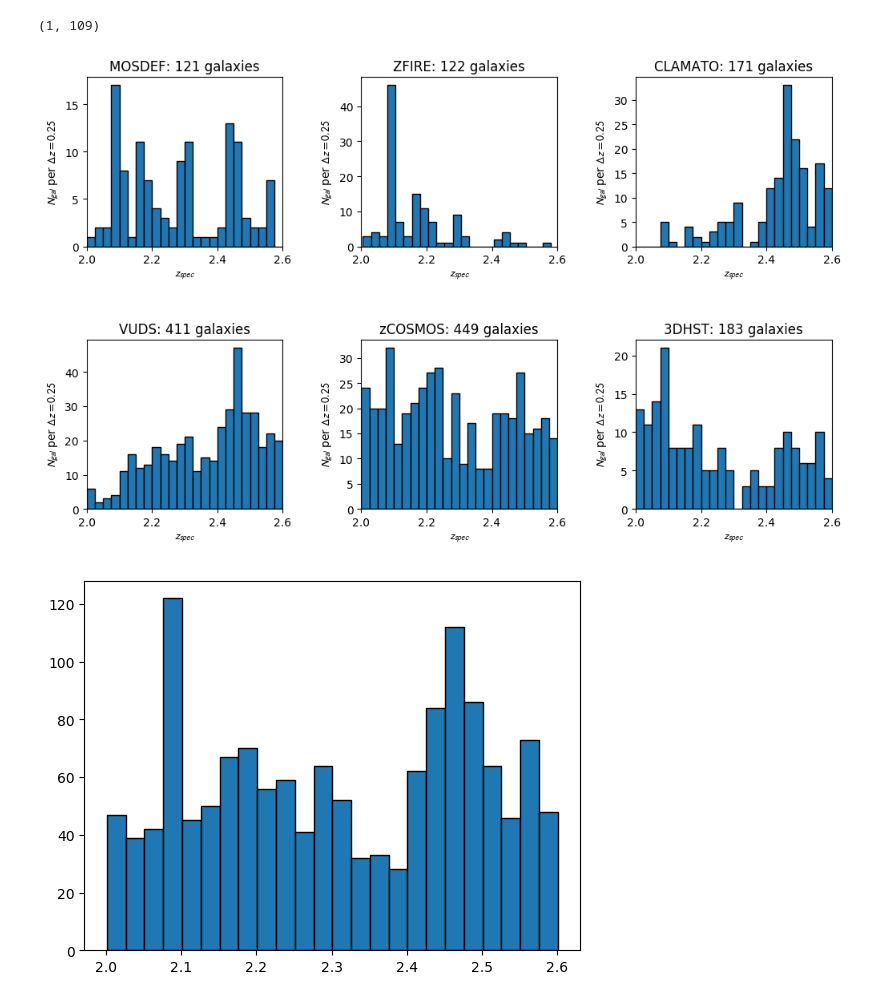
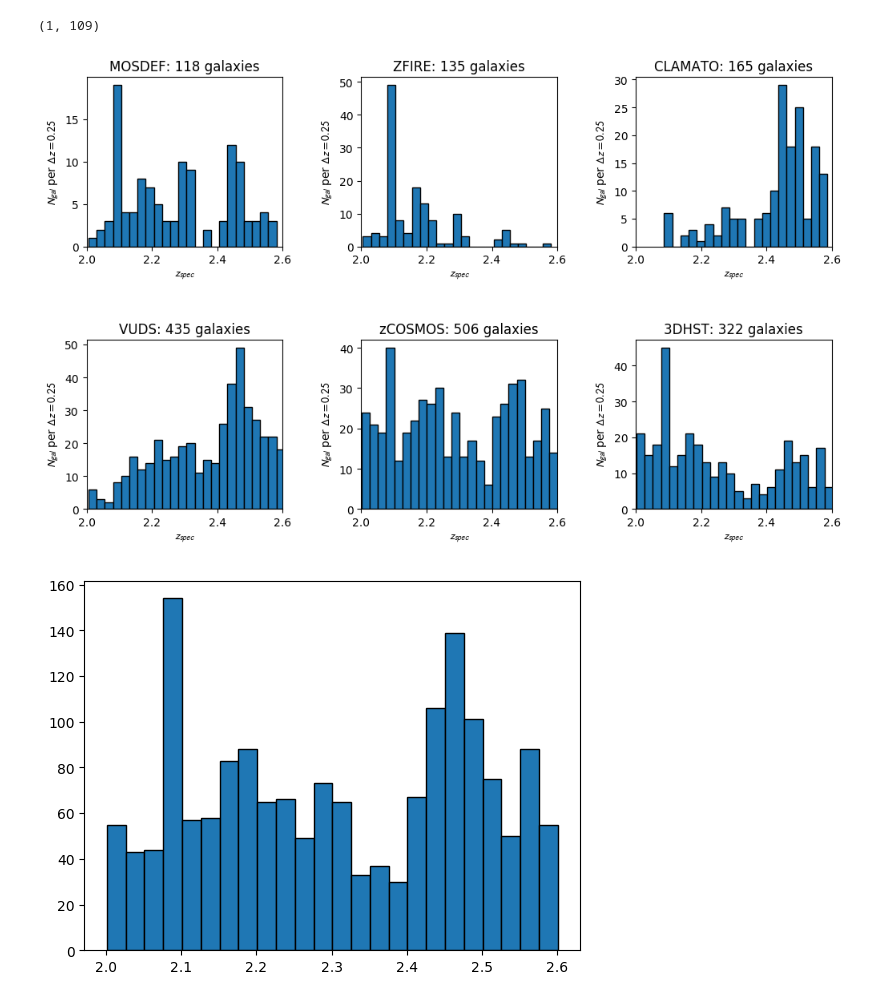
Before and after one commit to kheegan/crosscorr2017, a Jupyter notebook: grab_coeval_gal_cl2017.ipynb, the cells around one changed output. Saved outputs shown, nothing was run; the diff lists cells and outputs as text; code cells hidden in the pictures.

```diff
--- a/grab_coeval_gal_cl2017.ipynb
+++ b/grab_coeval_gal_cl2017.ipynb
@@ -728,6 +775,22 @@ id_all = id_all[not_agn]
 source_all = source_all[not_agn]
 
 print("{0:} unique sources after removing AGN".format(len(source_all)))
+
+# repeat for overlap sample
+SC_gals = SkyCoord(ra=ra_ol*u.degree, dec=dec_ol*u.degree)
+
+id_agn, sep2d_agn, dist3d_agn = SC_gals.match_to_catalog_sky(SC_agn)
+
+matched_agn = sep2d_agn < 0.5*u.arcsec
+print("Removing {0:} AGN matches from overlap sample".format(np.sum(1 for i in matched_agn if i)))
+
+not_agn = np.invert(matched_agn)
+
+ra_ol = ra_ol[not_agn]
+dec_ol = dec_ol[not_agn]
+z_ol  = z_ol[not_agn]
+id_ol = id_ol[not_agn]
+source_ol = source_ol[not_agn]
 # %% [output]
 Removing 14 AGN matches
 1422 unique sources after removing AGN
@@ -905,53 +1031,62 @@ binwidth=0.025
 xlab_str = r'$z_{spec}$'
 ylab_str = r'$N_{gal}$'+' per '+r'$\Delta z=0.25$'
 
+getmosdef = source_ol == 'MOSDEF'
 ax1.set_xlim(zmin,zmax)
 ax1.set_xlabel(xlab_str)
 ax1.set_ylabel(ylab_str)
-ax1.set_title("MOSDEF: %i galaxies" % len(catmddata))
-ax1.hist(catmddata['Z_MOSFIRE'],bins=np.arange(zmin, zmax + binwidth, binwidth),ec='black')
+ax1.set_title("MOSDEF: %i galaxies" % len(z_ol[getmosdef]))
+ax1.hist(z_ol[getmosdef],bins=np.arange(min(z_ol[getmosdef]),
+                                        max(z_ol[getmosdef]) + binwidth, binwidth),ec='black')
 
-getzfire = source_all =='ZFIRE'
+getzfire = source_ol =='ZFIRE'
 ax2.set_xlim(zmin,zmax)
 ax2.set_xlabel(xlab_str)
 ax2.set_ylabel(ylab_str)
-ax2.set_title("ZFIRE: %i galaxies" % len(z_all[getzfire]))
-ax2.hist(z_all[getzfire],bins=np.arange(min(z_all[getzfire]),
-                                        max(z_all[getzfire]) + binwidth, binwidth),ec='black')
-
+ax2.set_title("ZFIRE: %i galaxies" % len(z_ol[getzfire]))
+ax2.hist(z_ol[getzfire],bins=np.arange(min(z_ol[getzfire]),
+                                        max(z_ol[getzfire]) + binwidth, binwidth),ec='black')
+getclamato = source_ol == 'CLAMATO'
 ax3.set_xlim(zmin,zmax)
 ax3.set_xlabel(xlab_str)
 ax3.set_ylabel(ylab_str)
-ax3.set_title("CLAMATO: %i galaxies" % len(clamato))
-ax3.hist(clamato['zspec'],bins=np.arange(zmin, zmax + binwidth, binwidth),ec='black')
+ax3.set_title("CLAMATO: %i galaxies" % len(z_ol[getclamato]))
+ax3.hist(z_ol[getclamato],bins=np.arange(min(z_ol[getclamato]), max(z_ol[getclamato]) + binwidth, binwidth),
+         ec='black')
 
+getvuds = source_ol == 'VUDS'
 ax4.set_xlim(zmin,zmax)
 ax4.set_xlabel(xlab_str)
 ax4.set_ylabel(ylab_str)
-ax4.set_title("VUDS: %i galaxies" % len(vuds))
-ax4.hist(vuds['z_spec'],bins=np.arange(zmin, zmax + binwidth, binwidth),ec='black')
+ax4.set_title("VUDS: %i galaxies" % len(z_ol[getvuds]))
+ax4.hist(z_ol[getvuds],bins=np.arange(min(z_ol[getvuds]), max(z_ol[getvuds]) + binwidth, binwidth),
+         ec='black')
 
+getzcosmos = source_ol =='zDeep'
 ax5.set_xlim(zmin,zmax)
 ax5.set_xlabel(xlab_str)
 ax5.set_ylabel(ylab_str)
-ax5.set_title("zCOSMOS: %i galaxies" % len(cosmos))
-ax5.hist(cosmos['z_spec'],bins=np.arange(zmin, zmax + binwidth, binwidth),ec='black')
+ax5.set_title("zCOSMOS: %i galaxies" % len(z_ol[getzcosmos]))
+ax5.hist(z_ol[getzcosmos],bins=np.arange(min(z_ol[getzcosmos]), max(z_ol[getzcosmos]) + binwidth, binwidth),
+         ec='black')
 
+get3d = source_ol =='3DHST'
 ax6.set_xlim(zmin,zmax)
 ax6.set_xlabel(xlab_str)
 ax6.set_ylabel(ylab_str)
-ax6.set_title("3DHST: %i galaxies" % len(phot3d))
-ax6.hist(grism3d['z_max_grism'],bins=np.arange(zmin, zmax + binwidth, binwidth),ec='black')
+ax6.set_title("3DHST: %i galaxies" % len(z_ol[get3d]))
+ax6.hist(z_ol[get3d],bins=np.arange(min(z_ol[get3d]), max(z_ol[get3d]) + binwidth, binwidth),
+         ec='black')
 
 fig.subplots_adjust(hspace=0.55)
 fig.subplots_adjust(wspace=0.4)
 
 plt.show()
 
 fig, ax = plt.subplots()
 binwidth=0.025
-plt.hist(z_all,bins=np.arange(min(z_all), max(z_all) + binwidth, binwidth),ec='black')
+plt.hist(z_ol,bins=np.arange(min(z_ol), max(z_ol) + binwidth, binwidth),ec='black')
 plt.show()
 # %% [output]
-[figure, old version]
+[figure, new version]
-[figure, old version]
+[figure, new version]
```
Also changed, not shown: parts of 10 cells of this notebook, 3 other files.
